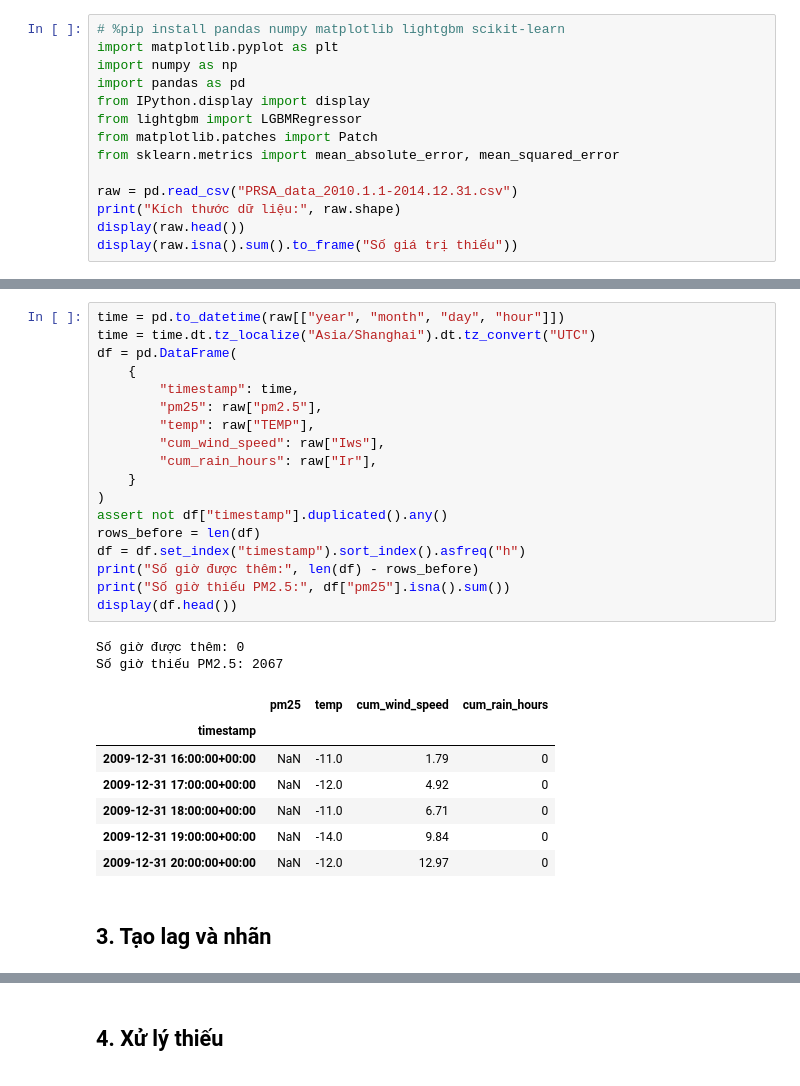
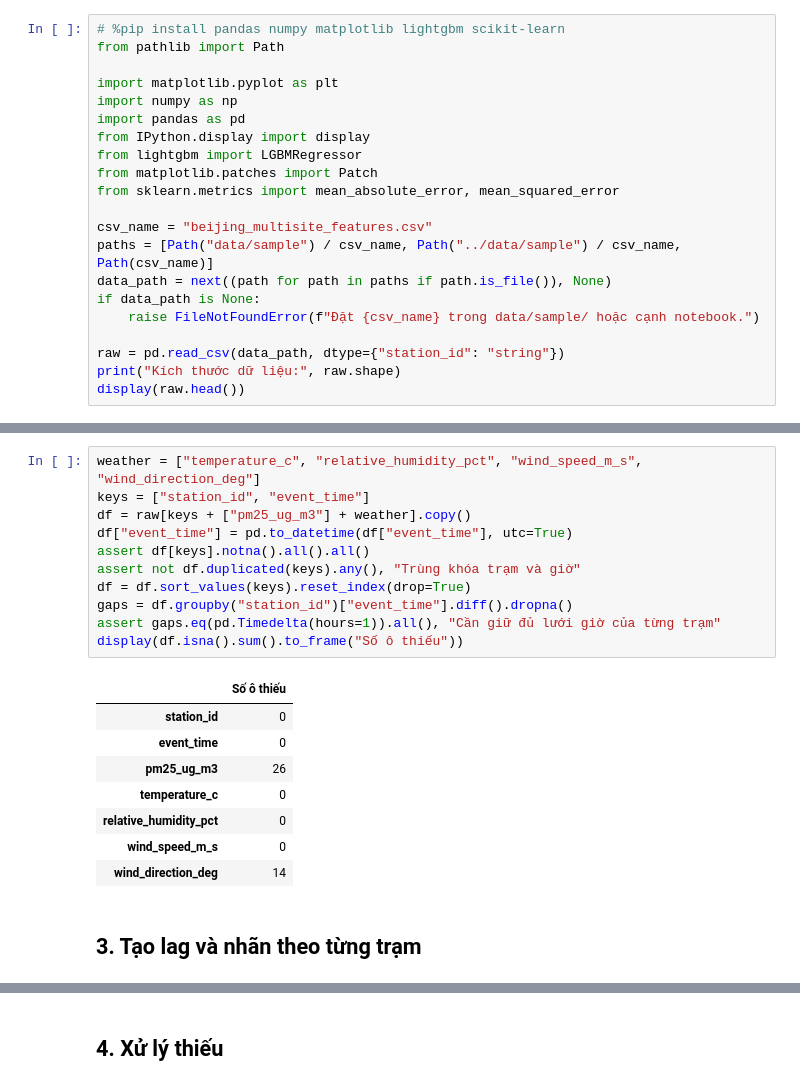
Before and after one commit to Nhom-4-HKDN-2026-2027/Nhom4-HKDN_2026-2027, a Jupyter notebook: models/pm25-baseline.ipynb, the cells around one changed output, grey strips where cells are left out. Cells and saved outputs as stored; diff of their text form.

```diff
--- a/models/pm25-baseline.ipynb
+++ b/models/pm25-baseline.ipynb
@@ -3,5 +1,7 @@
 # %%
 # %pip install pandas numpy matplotlib lightgbm scikit-learn
+from pathlib import Path
+
 import matplotlib.pyplot as plt
 import numpy as np
 import pandas as pd
@@ -10,8 +10,13 @@ from lightgbm import LGBMRegressor
 from matplotlib.patches import Patch
 from sklearn.metrics import mean_absolute_error, mean_squared_error
 
-raw = pd.read_csv("PRSA_data_2010.1.1-2014.12.31.csv")
+csv_name = "beijing_multisite_features.csv"
+paths = [Path("data/sample") / csv_name, Path("../data/sample") / csv_name, Path(csv_name)]
+data_path = next((path for path in paths if path.is_file()), None)
+if data_path is None:
+    raise FileNotFoundError(f"Đặt {csv_name} trong data/sample/ hoặc cạnh notebook.")
+
+raw = pd.read_csv(data_path, dtype={"station_id": "string"})
 print("Kích thước dữ liệu:", raw.shape)
 display(raw.head())
-display(raw.isna().sum().to_frame("Số giá trị thiếu"))
 # %% [output]
@@ -41,31 +30,23 @@ Kích thước dữ liệu: (43824, 13)
 # %%
-time = pd.to_datetime(raw[["year", "month", "day", "hour"]])
-time = time.dt.tz_localize("Asia/Shanghai").dt.tz_convert("UTC")
-df = pd.DataFrame(
-    {
-        "timestamp": time,
-        "pm25": raw["pm2.5"],
-        "temp": raw["TEMP"],
-        "cum_wind_speed": raw["Iws"],
-        "cum_rain_hours": raw["Ir"],
-    }
-)
-assert not df["timestamp"].duplicated().any()
-rows_before = len(df)
-df = df.set_index("timestamp").sort_index().asfreq("h")
-print("Số giờ được thêm:", len(df) - rows_before)
-print("Số giờ thiếu PM2.5:", df["pm25"].isna().sum())
-display(df.head())
+weather = ["temperature_c", "relative_humidity_pct", "wind_speed_m_s", "wind_direction_deg"]
+keys = ["station_id", "event_time"]
+df = raw[keys + ["pm25_ug_m3"] + weather].copy()
+df["event_time"] = pd.to_datetime(df["event_time"], utc=True)
+assert df[keys].notna().all().all()
+assert not df.duplicated(keys).any(), "Trùng khóa trạm và giờ"
+df = df.sort_values(keys).reset_index(drop=True)
+gaps = df.groupby("station_id")["event_time"].diff().dropna()
+assert gaps.eq(pd.Timedelta(hours=1)).all(), "Cần giữ đủ lưới giờ của từng trạm"
+display(df.isna().sum().to_frame("Số ô thiếu"))
 # %% [output]
-Số giờ được thêm: 0
-Số giờ thiếu PM2.5: 2067
-|  | pm25 | temp | cum_wind_speed | cum_rain_hours |
-| timestamp |  |  |  |  |
-| 2009-12-31 16:00:00+00:00 | NaN | -11.0 | 1.79 | 0 |
-| 2009-12-31 17:00:00+00:00 | NaN | -12.0 | 4.92 | 0 |
-| 2009-12-31 18:00:00+00:00 | NaN | -11.0 | 6.71 | 0 |
-| 2009-12-31 19:00:00+00:00 | NaN | -14.0 | 9.84 | 0 |
-| 2009-12-31 20:00:00+00:00 | NaN | -12.0 | 12.97 | 0 |
+|  | Số ô thiếu |
+| station_id | 0 |
+| event_time | 0 |
+| pm25_ug_m3 | 26 |
+| temperature_c | 0 |
+| relative_humidity_pct | 0 |
+| wind_speed_m_s | 0 |
+| wind_direction_deg | 14 |
 # %% [markdown]
-## 3. Tạo lag và nhãn
+## 3. Tạo lag và nhãn theo từng trạm
 # %%
```
Also changed, not shown: parts of 13 cells of this notebook.
